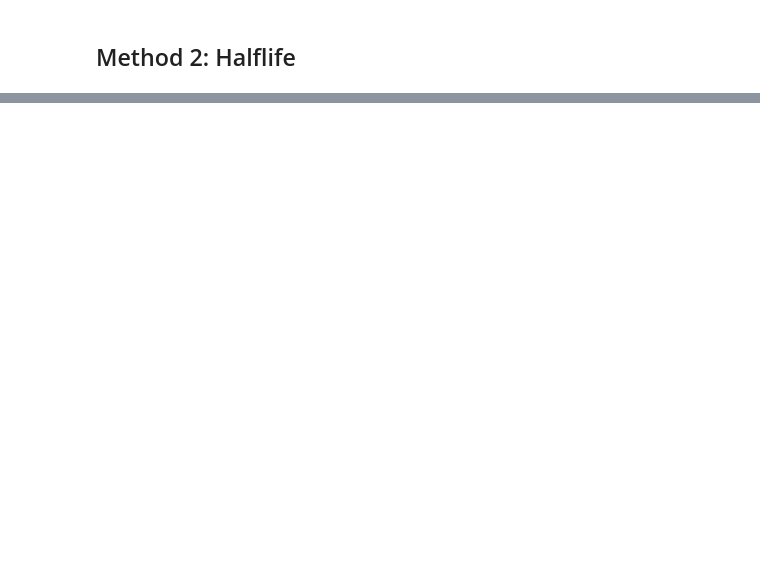
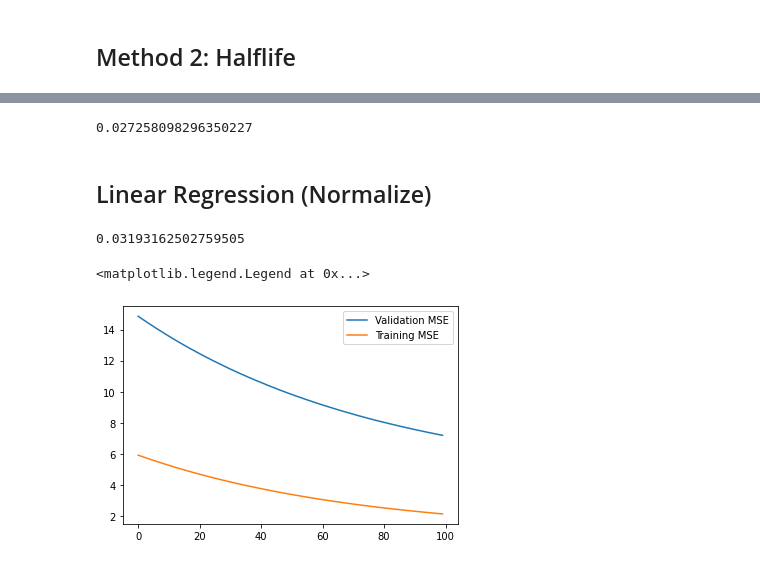
Before and after one commit to howardya/ml-finance, a Jupyter notebook: volatility/volatility_forecast.ipynb, the cells around one changed output, grey strips where cells are left out. Drawn from its saved outputs; the diff is of its cells as text; code cells hidden in the pictures; blank space fills up the shorter version.

```diff
--- a/volatility/volatility_forecast.ipynb
+++ b/volatility/volatility_forecast.ipynb
@@ -129,0 +277,56 @@ realized_volatility.loc[validation_dates]
+# %%
+prediction = model.predict(validation_x)
+calculate_error_rmse(pd.DataFrame(prediction), validation_volatility)
+# %% [output]
+0.027258098296350227
+# %% [markdown]
+## Linear Regression (Normalize)
+# %%
+window_size = forward_window
+batch_size = 32
+shuffle_buffer=1000
+
+train_x = rolling(weekly_data_returns.WILL5000IND_Ret[training_dates].values, window_size)
+scaler_x = train_x.std()
+train_x = train_x / scaler_x
+train_y = training_volatility.WILL5000IND_Ret_Realized_Vol.values[window_size-1:][:,None]
+scaler_y = train_y.std()
+train_y = train_y / scaler_y
+train_data = np.hstack((train_x,train_y))
+
+validation_x = rolling(weekly_data_returns[weekly_data_returns.index <= validation_dates[-1]].WILL5000IND_Ret.values, window_size)[-len(validation_dates):]
+validation_y = validation_volatility.WILL5000IND_Ret_Realized_Vol.values[:,None]
+validation_x = validation_x / scaler_x
+validation_y = validation_y / scaler_y
+validation_data = np.hstack((validation_x,validation_y))
+
+
+train_dataset = tf.data.Dataset.from_tensor_slices(train_data)
+train_dataset = train_dataset.shuffle(shuffle_buffer)
+train_dataset = train_dataset.map(lambda window: (window[:-1], window[-1]))
+train_dataset = train_dataset.batch(batch_size).prefetch(1)
+
+validation_dataset = tf.data.Dataset.from_tensor_slices(validation_data)
+validation_dataset = validation_dataset.map(lambda window: (window[:-1], window[-1]))
+validation_dataset = validation_dataset.batch(batch_size).prefetch(1)
+# %%
+model = tf.keras.models.Sequential([
+  tf.keras.layers.Dense(1,input_shape=[window_size])
+])
+optimizer = tf.keras.optimizers.SGD(learning_rate=1e-5, momentum=0.9)
+model.compile(loss=tf.keras.losses.MeanSquaredError(),
+              optimizer=optimizer,
+              metrics=["mse"])
+history = model.fit(train_dataset, epochs=100, validation_data=validation_dataset, verbose=0)
+# %%
+prediction = model.predict(validation_x)
+calculate_error_rmse(pd.DataFrame(prediction).mul(scaler_y), validation_volatility)
+# %% [output]
+0.03193162502759505
+# %%
+plt.plot(history.history['val_mse'],label='Validation MSE')
+plt.plot(history.history['mse'],label='Training MSE')
+plt.legend()
+# %% [output]
+<matplotlib.legend.Legend at 0x...>
+[figure, added]
```
Also changed, not shown: parts of 31 cells of this notebook.
